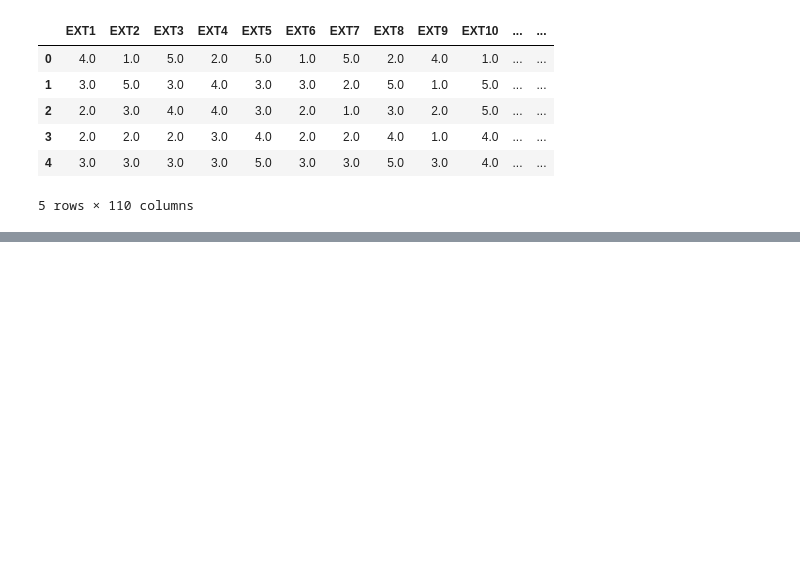
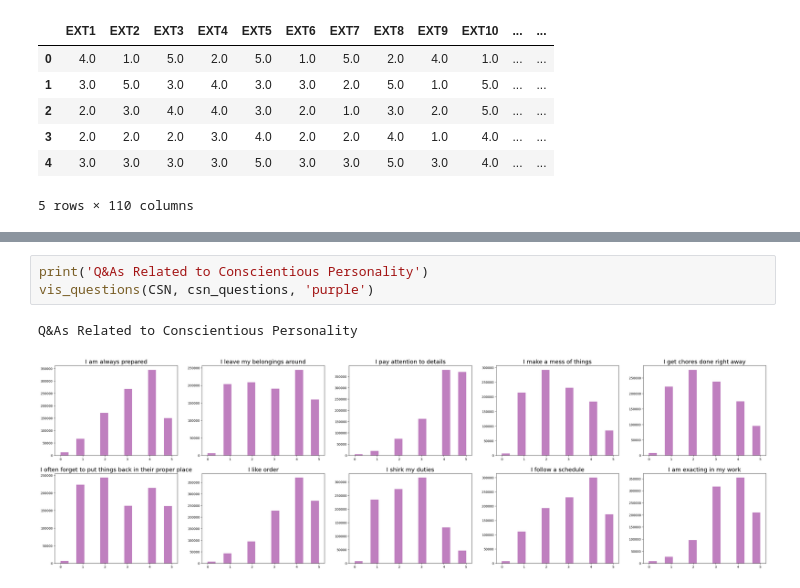
Before and after one commit to karthikgkumar/Personiphy, a Jupyter notebook: notebook/EDA_personiphy.ipynb, the cells around one changed output, grey strips where cells are left out. Cells and saved outputs as stored; diff of their text form; blank space fills up the shorter version.

```diff
--- a/notebook/EDA_personiphy.ipynb
+++ b/notebook/EDA_personiphy.ipynb
@@ -35,0 +253,6 @@ df_train.head()
+# %%
+print('Q&As Related to Conscientious Personality')
+vis_questions(CSN, csn_questions, 'purple')
+# %% [output]
+Q&As Related to Conscientious Personality
+[figure, added]
```
Also changed, not shown: parts of 35 cells of this notebook, 1 other file.
